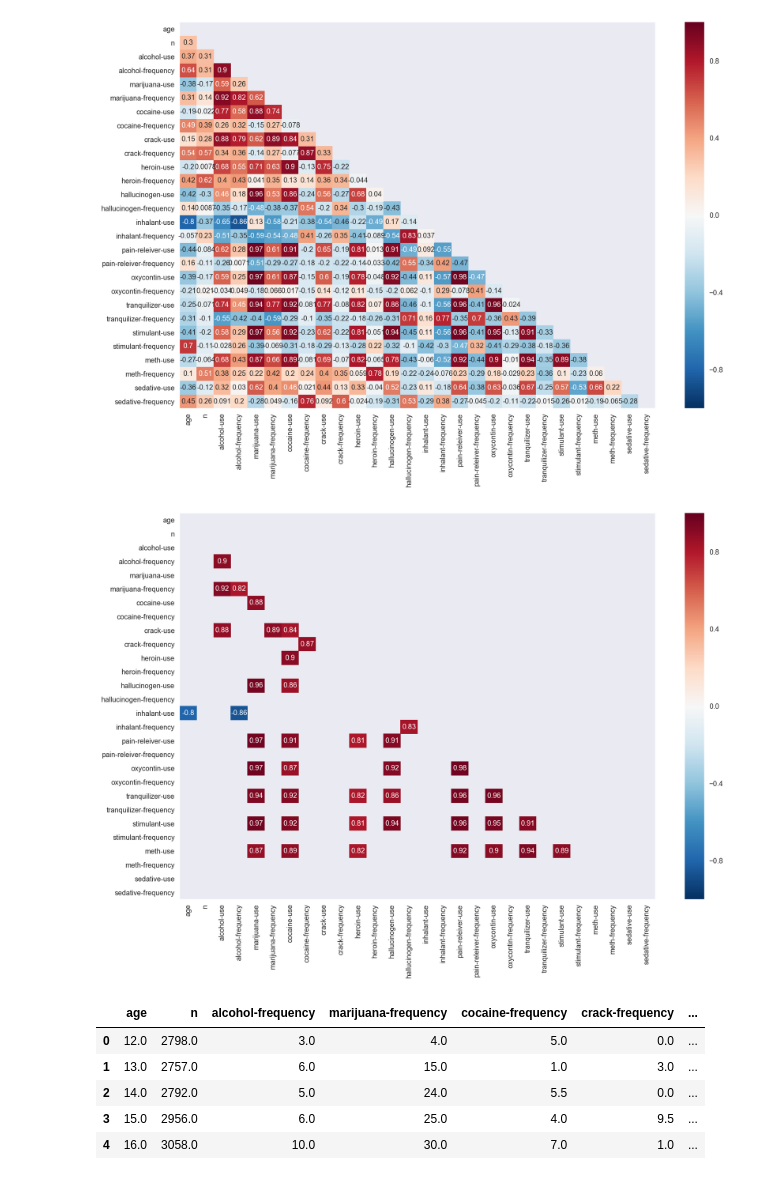
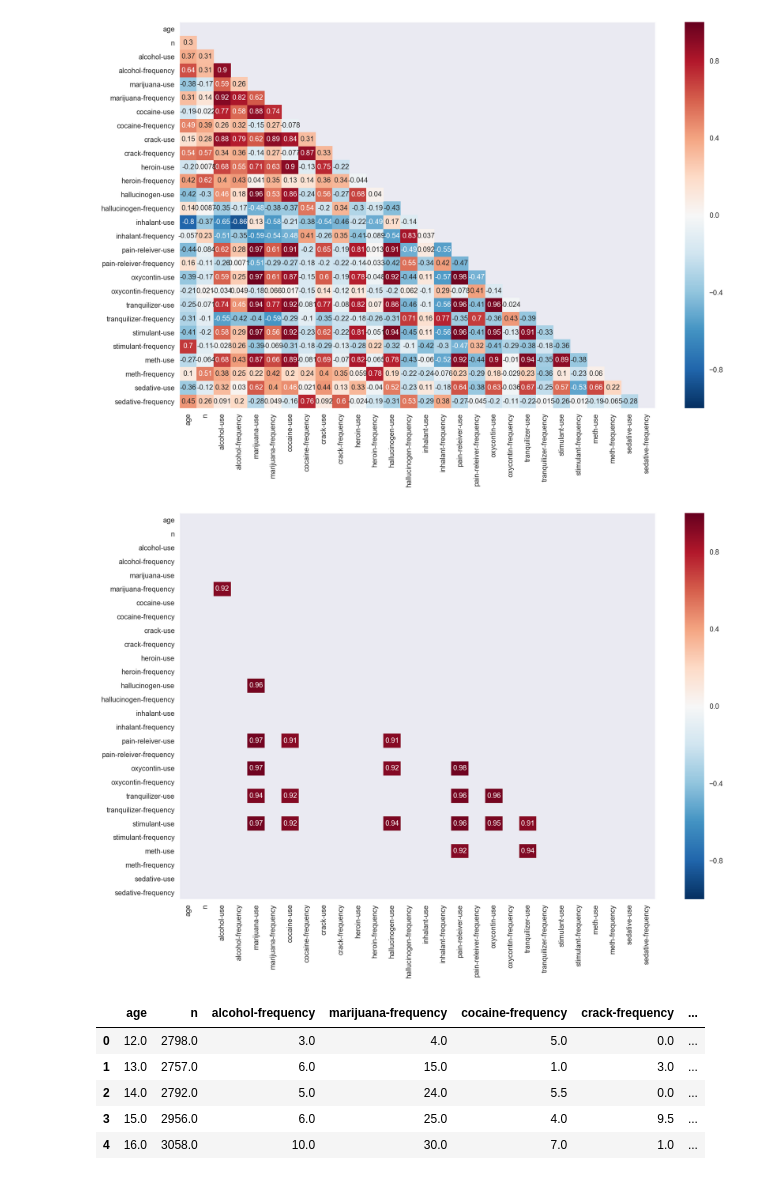
Before and after one commit to t-brewer/sats_and_drugs, a Jupyter notebook: project-02-v2-starter-code.ipynb, the cells around one changed output. Drawn from its saved outputs; the diff is of its cells as text; code cells hidden in the pictures.

```diff
--- a/project-02-v2-starter-code.ipynb
+++ b/project-02-v2-starter-code.ipynb
@@ -864,15 +864,15 @@ ax = sns.heatmap(corr_mat_drugs, fmt='.2g', mask=mask, annot=True)
 # %%
 corr_mat_drugs = df_drugs.corr()
 
-cut_off = 0.8
+cut_off = 0.9
 mask = np.zeros_like(corr_mat_drugs, dtype=np.bool)
 mask[np.triu_indices_from(mask)] = True
 mask[(corr_mat_drugs < cut_off) & (corr_mat_drugs > -cut_off)] = True
 
 f, ax = plt.subplots(nrows=1, ncols=1, figsize=(15,10))
 ax = sns.heatmap(corr_mat_drugs, fmt='.2g', mask=mask, annot=True)
 # %% [output]
-[figure, old version]
+[figure, new version]
 # %%
 drugs_frequency = df_drugs.copy()
 columns_to_drop = []
```
Also changed, not shown: parts of 5 cells of this notebook, 1 other file.
